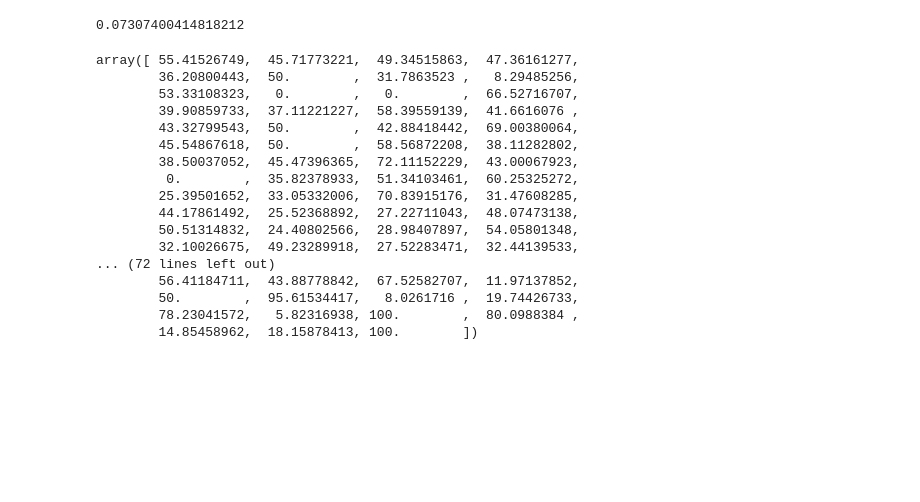
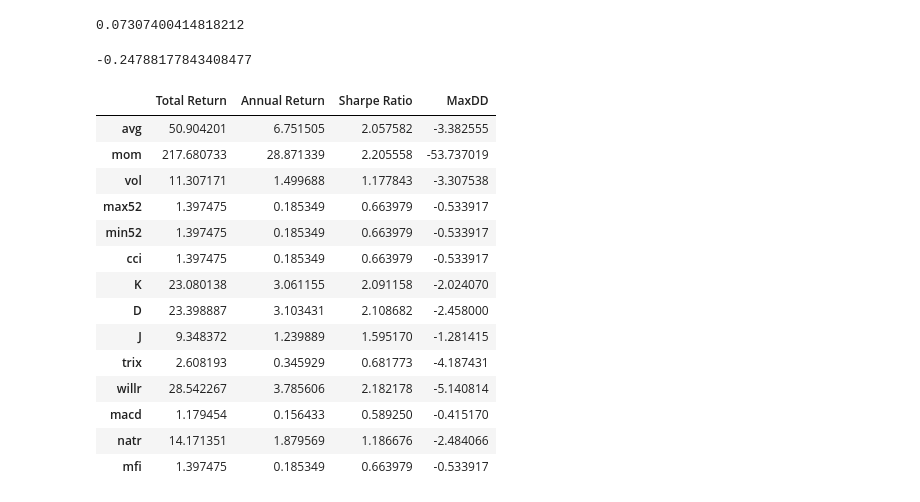
Before and after one commit to VoidFly/JKQ, a Jupyter notebook: single_test.ipynb, the cells around one changed output. Drawn from its saved outputs; the diff is of its cells as text; code cells hidden in the pictures; blank space fills up the shorter version.

```diff
--- a/single_test.ipynb
+++ b/single_test.ipynb
@@ -136,23 +137,3 @@ print((endtimpppe-start) / 1900)
 0.07307400414818212
 # %%
 a = mfis[100]
-# %%
-a
-# %% [output]
-array([ 55.41526749,  45.71773221,  49.34515863,  47.36161277,
-        36.20800443,  50.        ,  31.7863523 ,   8.29485256,
-        53.33108323,   0.        ,   0.        ,  66.52716707,
-        39.90859733,  37.11221227,  58.39559139,  41.6616076 ,
-        43.32799543,  50.        ,  42.88418442,  69.00380064,
-        45.54867618,  50.        ,  58.56872208,  38.11282802,
-        38.50037052,  45.47396365,  72.11152229,  43.00067923,
-         0.        ,  35.82378933,  51.34103461,  60.25325272,
-        25.39501652,  33.05332006,  70.83915176,  31.47608285,
-        44.17861492,  25.52368892,  27.22711043,  48.07473138,
-        50.51314832,  24.40802566,  28.98407897,  54.05801348,
-        32.10026675,  49.23289918,  27.52283471,  32.44139533,
-... (72 lines left out)
-        56.41184711,  43.88778842,  67.52582707,  11.97137852,
-        50.        ,  95.61534417,   8.0261716 ,  19.74426733,
-        78.23041572,   5.82316938, 100.        ,  80.0988384 ,
-        14.85458962,  18.15878413, 100.        ])
@@ -158,0 +169,22 @@ array([ 55.41526749,  45.71773221,  49.34515863,  47.36161277,
+# %%
+maxdd
+# %% [output]
+-0.24788177843408477
+# %%
+pd.DataFrame(all_results).T
+# %% [output]
+|  | Total Return | Annual Return | Sharpe Ratio | MaxDD |
+| avg | 50.904201 | 6.751505 | 2.057582 | -3.382555 |
+| mom | 217.680733 | 28.871339 | 2.205558 | -53.737019 |
+| vol | 11.307171 | 1.499688 | 1.177843 | -3.307538 |
+| max52 | 1.397475 | 0.185349 | 0.663979 | -0.533917 |
+| min52 | 1.397475 | 0.185349 | 0.663979 | -0.533917 |
+| cci | 1.397475 | 0.185349 | 0.663979 | -0.533917 |
+| K | 23.080138 | 3.061155 | 2.091158 | -2.024070 |
+| D | 23.398887 | 3.103431 | 2.108682 | -2.458000 |
+| J | 9.348372 | 1.239889 | 1.595170 | -1.281415 |
+| trix | 2.608193 | 0.345929 | 0.681773 | -4.187431 |
+| willr | 28.542267 | 3.785606 | 2.182178 | -5.140814 |
+| macd | 1.179454 | 0.156433 | 0.589250 | -0.415170 |
+| natr | 14.171351 | 1.879569 | 1.186676 | -2.484066 |
+| mfi | 1.397475 | 0.185349 | 0.663979 | -0.533917 |
```
Also changed, not shown: parts of 7 cells of this notebook.
